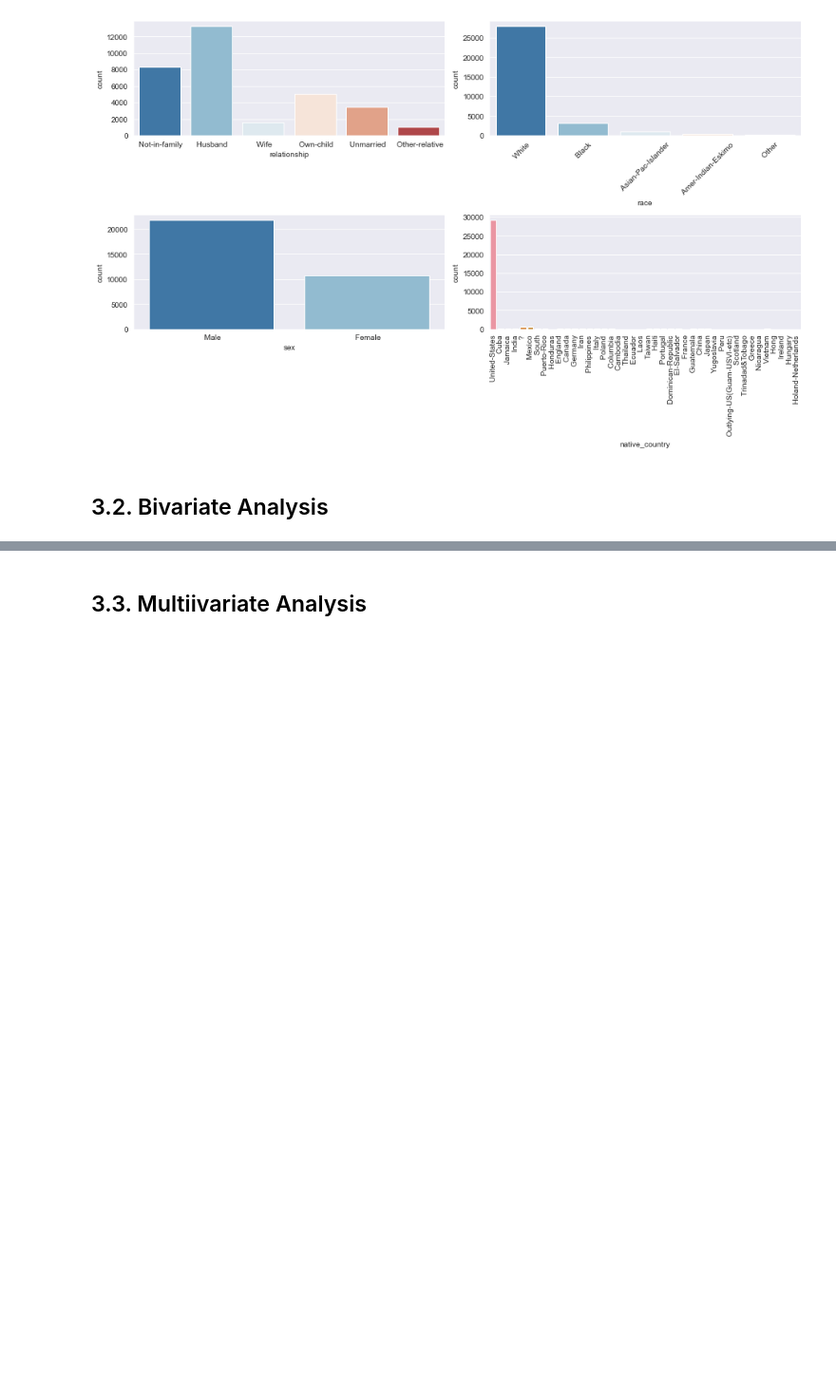
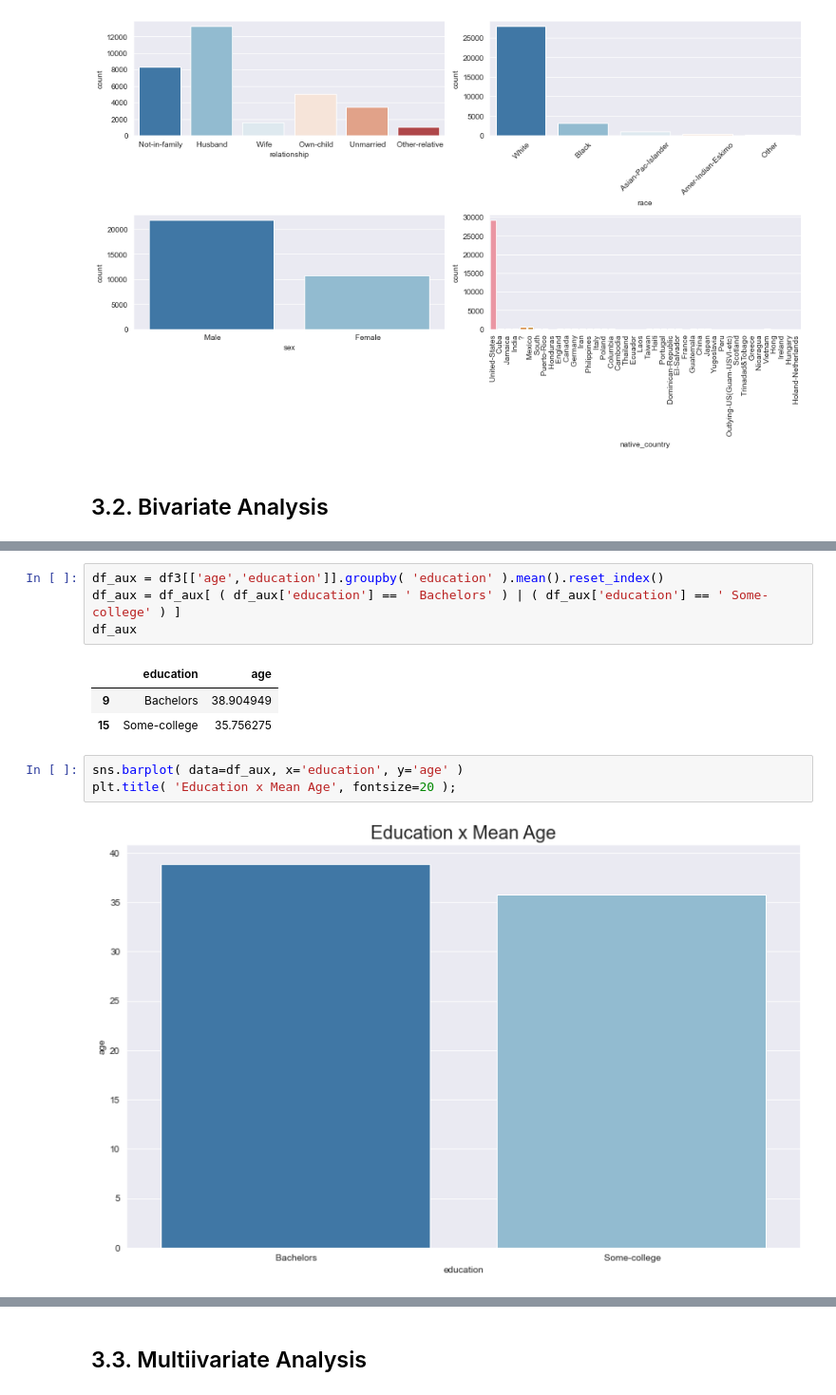
Before and after one commit to Marcoslsl/CensusClassifier, a Jupyter notebook: Classifier_census.ipynb, the cells around one changed output, grey strips where cells are left out. Shown at 95% size. Drawn from its saved outputs; the diff is of its cells as text; blank space fills up the shorter version.

```diff
--- a/Classifier_census.ipynb
+++ b/Classifier_census.ipynb
@@ -307,0 +356,13 @@ plt.tight_layout()
+# %%
+df_aux = df3[['age','education']].groupby( 'education' ).mean().reset_index()
+df_aux = df_aux[ ( df_aux['education'] == ' Bachelors' ) | ( df_aux['education'] == ' Some-college' ) ]
+df_aux
+# %% [output]
+|  | education | age |
+| 9 | Bachelors | 38.904949 |
+| 15 | Some-college | 35.756275 |
+# %%
+sns.barplot( data=df_aux, x='education', y='age' )
+plt.title( 'Education x Mean Age', fontsize=20 );
+# %% [output]
+[figure, added]
```
Also changed, not shown: parts of 27 cells of this notebook.
